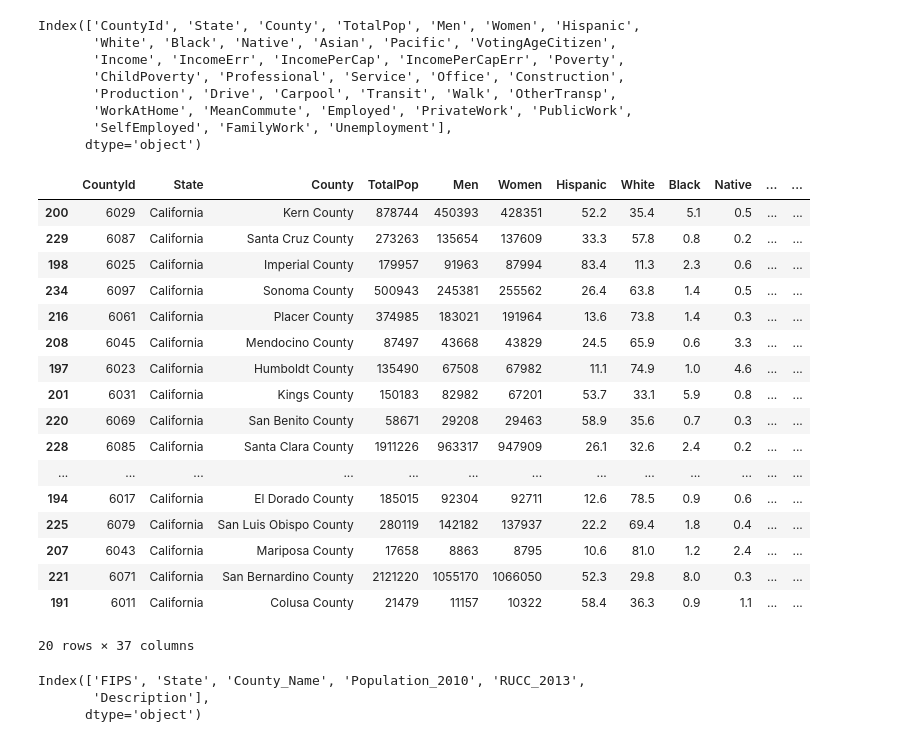
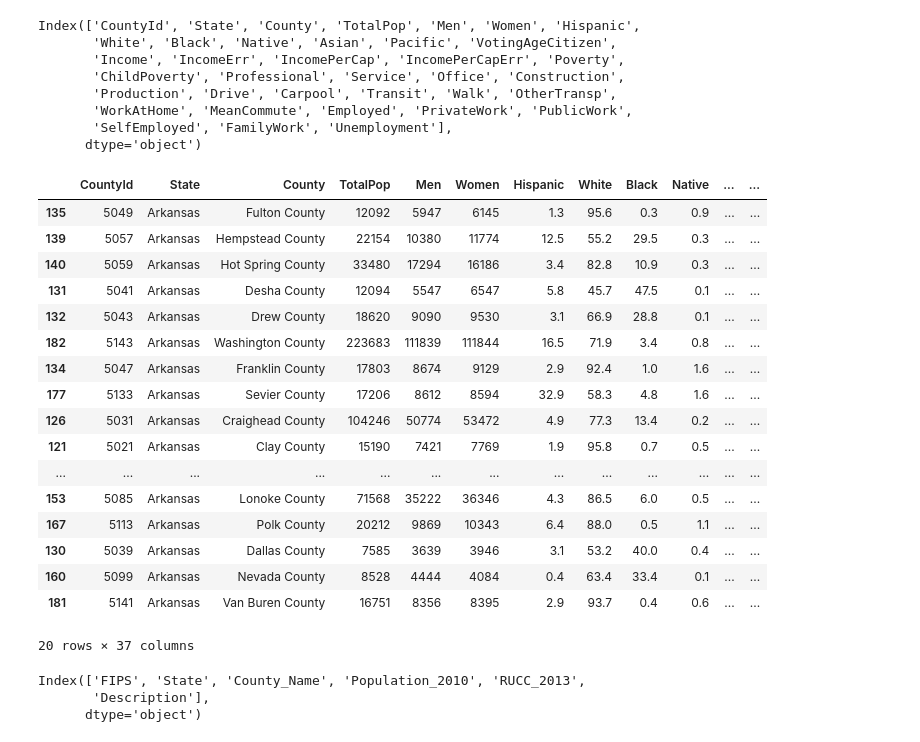
Before and after one commit to vharkar/305-virginia-census-data, a Jupyter notebook: assets/pandas_eda.ipynb, the cells around one changed output. Drawn from its saved outputs; the diff is of its cells as text; code cells hidden in the pictures.

```diff
--- a/assets/pandas_eda.ipynb
+++ b/assets/pandas_eda.ipynb
@@ -31,26 +31,26 @@ Index(['CountyId', 'State', 'County', 'TotalPop', 'Men', 'Women', 'Hispanic',
        'SelfEmployed', 'FamilyWork', 'Unemployment'],
       dtype='object')
 # %%
-yy=df.loc[df['State']=='California']
+yy=df.loc[df['State']=='Arkansas']
 yy.sample(20)
 # %% [output]
 |  | CountyId | State | County | TotalPop | Men | Women | Hispanic | White | Black | Native | ... | ... |
-| 200 | 6029 | California | Kern County | 878744 | 450393 | 428351 | 52.2 | 35.4 | 5.1 | 0.5 | ... | ... |
-| 229 | 6087 | California | Santa Cruz County | 273263 | 135654 | 137609 | 33.3 | 57.8 | 0.8 | 0.2 | ... | ... |
-| 198 | 6025 | California | Imperial County | 179957 | 91963 | 87994 | 83.4 | 11.3 | 2.3 | 0.6 | ... | ... |
-| 234 | 6097 | California | Sonoma County | 500943 | 245381 | 255562 | 26.4 | 63.8 | 1.4 | 0.5 | ... | ... |
-| 216 | 6061 | California | Placer County | 374985 | 183021 | 191964 | 13.6 | 73.8 | 1.4 | 0.3 | ... | ... |
-| 208 | 6045 | California | Mendocino County | 87497 | 43668 | 43829 | 24.5 | 65.9 | 0.6 | 3.3 | ... | ... |
-| 197 | 6023 | California | Humboldt County | 135490 | 67508 | 67982 | 11.1 | 74.9 | 1.0 | 4.6 | ... | ... |
-| 201 | 6031 | California | Kings County | 150183 | 82982 | 67201 | 53.7 | 33.1 | 5.9 | 0.8 | ... | ... |
-| 220 | 6069 | California | San Benito County | 58671 | 29208 | 29463 | 58.9 | 35.6 | 0.7 | 0.3 | ... | ... |
-| 228 | 6085 | California | Santa Clara County | 1911226 | 963317 | 947909 | 26.1 | 32.6 | 2.4 | 0.2 | ... | ... |
+| 135 | 5049 | Arkansas | Fulton County | 12092 | 5947 | 6145 | 1.3 | 95.6 | 0.3 | 0.9 | ... | ... |
+| 139 | 5057 | Arkansas | Hempstead County | 22154 | 10380 | 11774 | 12.5 | 55.2 | 29.5 | 0.3 | ... | ... |
+| 140 | 5059 | Arkansas | Hot Spring County | 33480 | 17294 | 16186 | 3.4 | 82.8 | 10.9 | 0.3 | ... | ... |
+| 131 | 5041 | Arkansas | Desha County | 12094 | 5547 | 6547 | 5.8 | 45.7 | 47.5 | 0.1 | ... | ... |
+| 132 | 5043 | Arkansas | Drew County | 18620 | 9090 | 9530 | 3.1 | 66.9 | 28.8 | 0.1 | ... | ... |
+| 182 | 5143 | Arkansas | Washington County | 223683 | 111839 | 111844 | 16.5 | 71.9 | 3.4 | 0.8 | ... | ... |
+| 134 | 5047 | Arkansas | Franklin County | 17803 | 8674 | 9129 | 2.9 | 92.4 | 1.0 | 1.6 | ... | ... |
+| 177 | 5133 | Arkansas | Sevier County | 17206 | 8612 | 8594 | 32.9 | 58.3 | 4.8 | 1.6 | ... | ... |
+| 126 | 5031 | Arkansas | Craighead County | 104246 | 50774 | 53472 | 4.9 | 77.3 | 13.4 | 0.2 | ... | ... |
+| 121 | 5021 | Arkansas | Clay County | 15190 | 7421 | 7769 | 1.9 | 95.8 | 0.7 | 0.5 | ... | ... |
 | ... | ... | ... | ... | ... | ... | ... | ... | ... | ... | ... | ... | ... |
-| 194 | 6017 | California | El Dorado County | 185015 | 92304 | 92711 | 12.6 | 78.5 | 0.9 | 0.6 | ... | ... |
-| 225 | 6079 | California | San Luis Obispo County | 280119 | 142182 | 137937 | 22.2 | 69.4 | 1.8 | 0.4 | ... | ... |
-| 207 | 6043 | California | Mariposa County | 17658 | 8863 | 8795 | 10.6 | 81.0 | 1.2 | 2.4 | ... | ... |
-| 221 | 6071 | California | San Bernardino County | 2121220 | 1055170 | 1066050 | 52.3 | 29.8 | 8.0 | 0.3 | ... | ... |
-| 191 | 6011 | California | Colusa County | 21479 | 11157 | 10322 | 58.4 | 36.3 | 0.9 | 1.1 | ... | ... |
+| 153 | 5085 | Arkansas | Lonoke County | 71568 | 35222 | 36346 | 4.3 | 86.5 | 6.0 | 0.5 | ... | ... |
+| 167 | 5113 | Arkansas | Polk County | 20212 | 9869 | 10343 | 6.4 | 88.0 | 0.5 | 1.1 | ... | ... |
+| 130 | 5039 | Arkansas | Dallas County | 7585 | 3639 | 3946 | 3.1 | 53.2 | 40.0 | 0.4 | ... | ... |
+| 160 | 5099 | Arkansas | Nevada County | 8528 | 4444 | 4084 | 0.4 | 63.4 | 33.4 | 0.1 | ... | ... |
+| 181 | 5141 | Arkansas | Van Buren County | 16751 | 8356 | 8395 | 2.9 | 93.7 | 0.4 | 0.6 | ... | ... |
 20 rows × 37 columns
 # %%
 usda=pd.read_excel('../resources/ruralurbancodes2013.xls')
```
Also changed, not shown: parts of 5 cells of this notebook, 1 other file.
